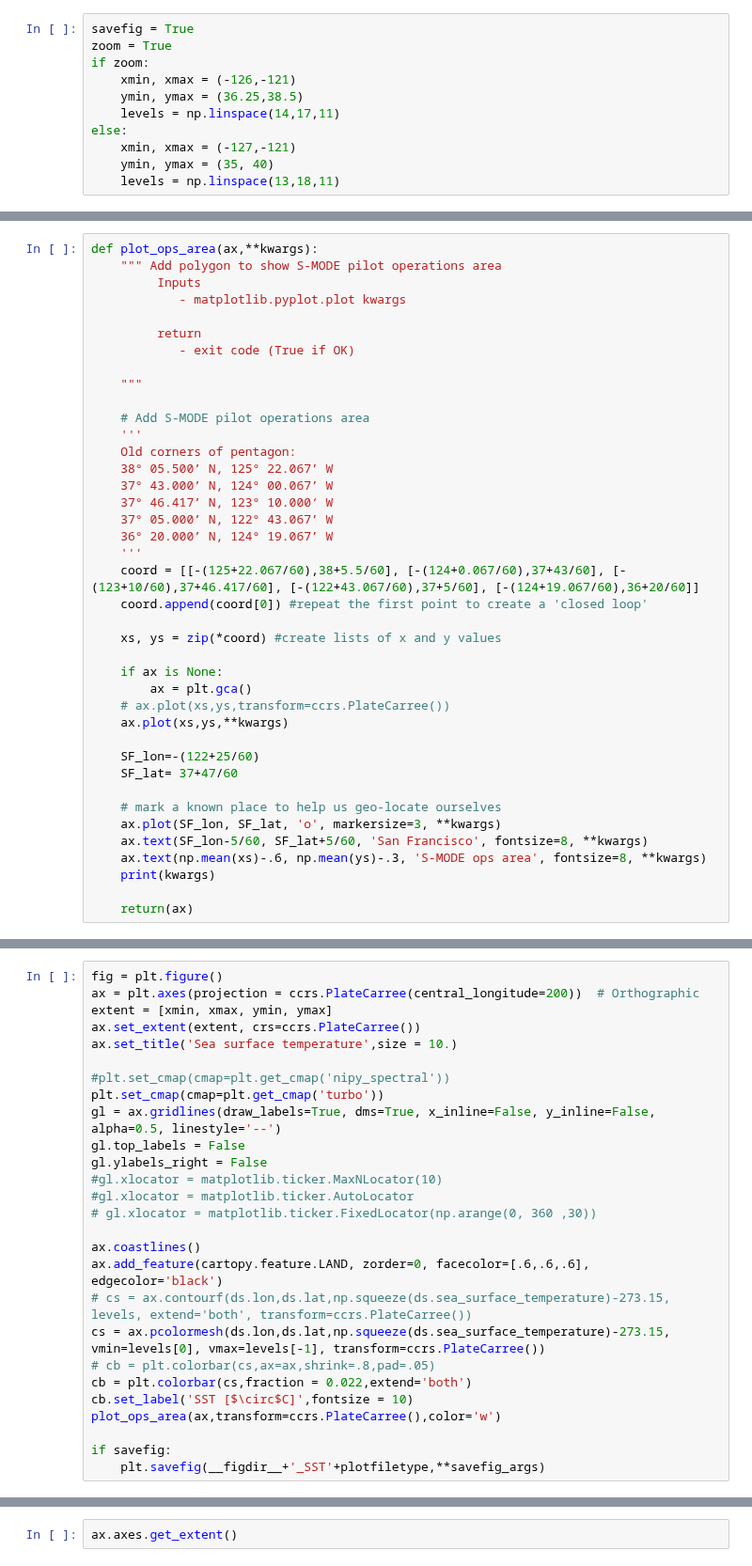
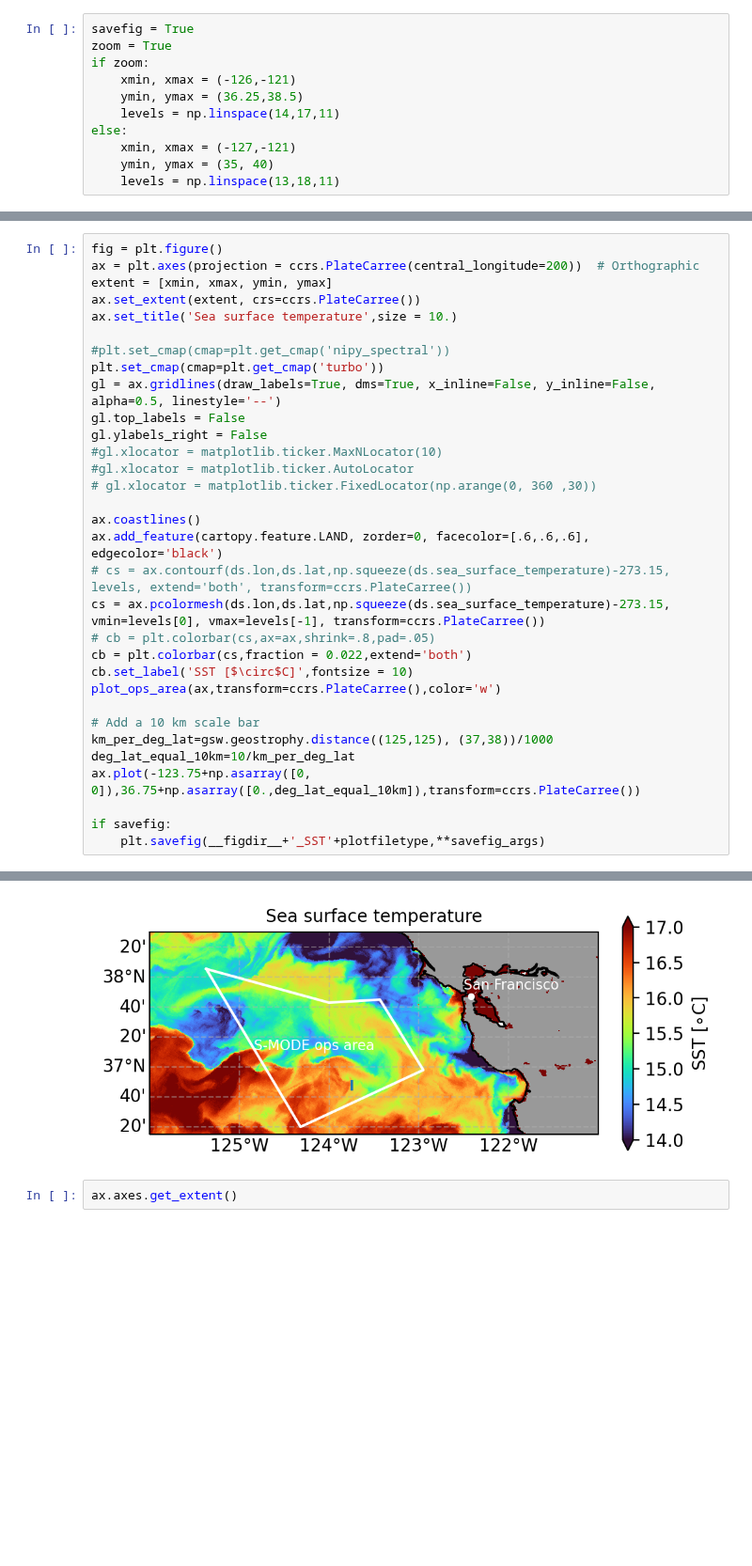
Before and after one commit to jtomfarrar/S-MODE_analysis, a Jupyter notebook: code/plot_SST.ipynb, the cells around one changed output, grey strips where cells are left out. Shown at 94% size. Saved outputs shown, nothing was run; the diff lists cells and outputs as text; blank space fills up the shorter version.

```diff
--- a/code/plot_SST.ipynb
+++ b/code/plot_SST.ipynb
@@ -40,42 +84,2 @@ url = 'http://smode.whoi.edu:8080/thredds/dodsC/satellite/VIIRS_NRT/VIIRS_NRT_20
 # http://smode.whoi.edu:8080/thredds/dodsC/satellite/VIIRS_NRT/VIIRS_NRT_20210929T213000Z.nc
 ds = xr.open_dataset(url)
-# %%
-def plot_ops_area(ax,**kwargs):
-    """ Add polygon to show S-MODE pilot operations area
-         Inputs
-            - matplotlib.pyplot.plot kwargs
-
-         return
-            - exit code (True if OK)
-
-    """
-
-    # Add S-MODE pilot operations area
-    '''
-    Old corners of pentagon:
-    38° 05.500’ N, 125° 22.067’ W
-    37° 43.000’ N, 124° 00.067’ W
-    37° 46.417’ N, 123° 10.000‘ W
-    37° 05.000’ N, 122° 43.067’ W
-    36° 20.000’ N, 124° 19.067’ W
-    '''
-    coord = [[-(125+22.067/60),38+5.5/60], [-(124+0.067/60),37+43/60], [-(123+10/60),37+46.417/60], [-(122+43.067/60),37+5/60], [-(124+19.067/60),36+20/60]]
-    coord.append(coord[0]) #repeat the first point to create a 'closed loop'
-
-    xs, ys = zip(*coord) #create lists of x and y values
-
-    if ax is None:
-        ax = plt.gca()
-    # ax.plot(xs,ys,transform=ccrs.PlateCarree())
-    ax.plot(xs,ys,**kwargs)
-
-    SF_lon=-(122+25/60)
-    SF_lat= 37+47/60
-
-    # mark a known place to help us geo-locate ourselves
-    ax.plot(SF_lon, SF_lat, 'o', markersize=3, **kwargs)
-    ax.text(SF_lon-5/60, SF_lat+5/60, 'San Francisco', fontsize=8, **kwargs)
-    ax.text(np.mean(xs)-.6, np.mean(ys)-.3, 'S-MODE ops area', fontsize=8, **kwargs)
-    print(kwargs)
-
-    return(ax)
@@ -82,32 +106,38 @@ def plot_ops_area(ax,**kwargs):
 # %%
 fig = plt.figure()
 ax = plt.axes(projection = ccrs.PlateCarree(central_longitude=200))  # Orthographic
 extent = [xmin, xmax, ymin, ymax]
 ax.set_extent(extent, crs=ccrs.PlateCarree())
 ax.set_title('Sea surface temperature',size = 10.)
 
 #plt.set_cmap(cmap=plt.get_cmap('nipy_spectral'))
 plt.set_cmap(cmap=plt.get_cmap('turbo'))
 gl = ax.gridlines(draw_labels=True, dms=True, x_inline=False, y_inline=False, alpha=0.5, linestyle='--')
 gl.top_labels = False
 gl.ylabels_right = False
 #gl.xlocator = matplotlib.ticker.MaxNLocator(10)
 #gl.xlocator = matplotlib.ticker.AutoLocator
 # gl.xlocator = matplotlib.ticker.FixedLocator(np.arange(0, 360 ,30))
 
 ax.coastlines()
 ax.add_feature(cartopy.feature.LAND, zorder=0, facecolor=[.6,.6,.6], edgecolor='black')
 # cs = ax.contourf(ds.lon,ds.lat,np.squeeze(ds.sea_surface_temperature)-273.15, levels, extend='both', transform=ccrs.PlateCarree())
 cs = ax.pcolormesh(ds.lon,ds.lat,np.squeeze(ds.sea_surface_temperature)-273.15, vmin=levels[0], vmax=levels[-1], transform=ccrs.PlateCarree())
 # cb = plt.colorbar(cs,ax=ax,shrink=.8,pad=.05)
 cb = plt.colorbar(cs,fraction = 0.022,extend='both')
 cb.set_label('SST [$\circ$C]',fontsize = 10)
 plot_ops_area(ax,transform=ccrs.PlateCarree(),color='w')
 
+# Add a 10 km scale bar
+km_per_deg_lat=gsw.geostrophy.distance((125,125), (37,38))/1000
+deg_lat_equal_10km=10/km_per_deg_lat
+ax.plot(-123.75+np.asarray([0, 0]),36.75+np.asarray([0.,deg_lat_equal_10km]),transform=ccrs.PlateCarree())
+
 if savefig:
     plt.savefig(__figdir__+'_SST'+plotfiletype,**savefig_args)
 # %% [output]
 {'transform': <cartopy.crs.PlateCarree object at 0x...>, 'color': 'w'}
+[figure, added]
 # %%
 ax.axes.get_extent()
 # %% [output]
```
Also changed, not shown: parts of 11 cells of this notebook, 12 other files.
